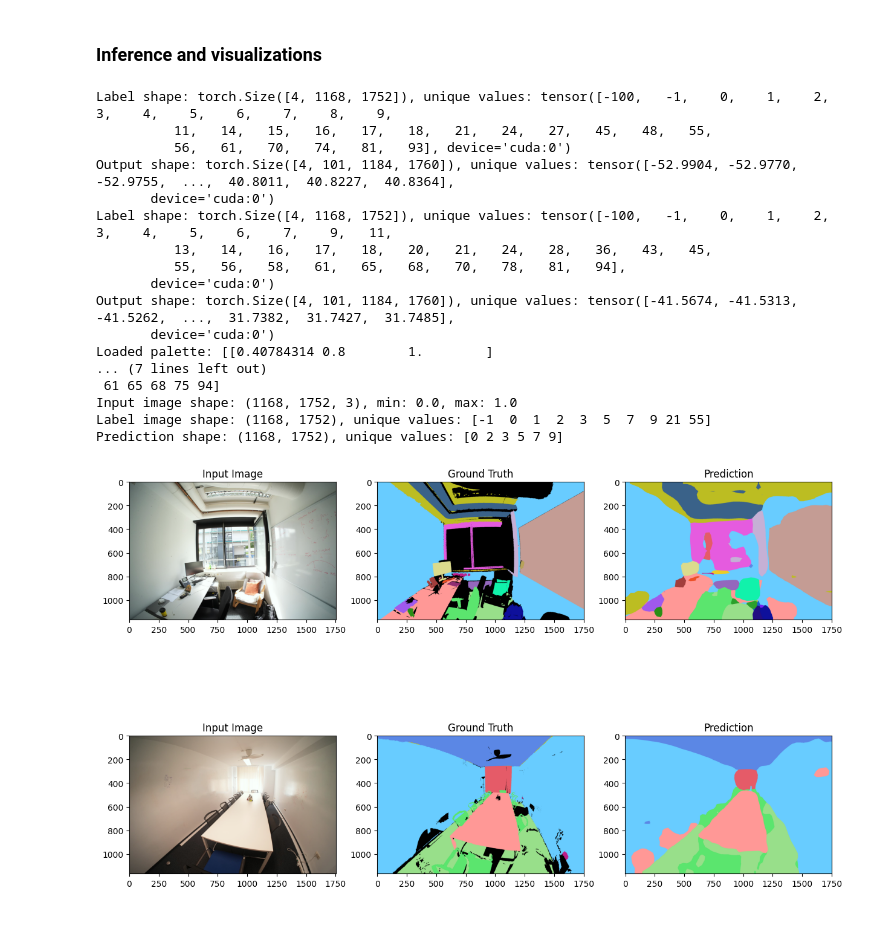
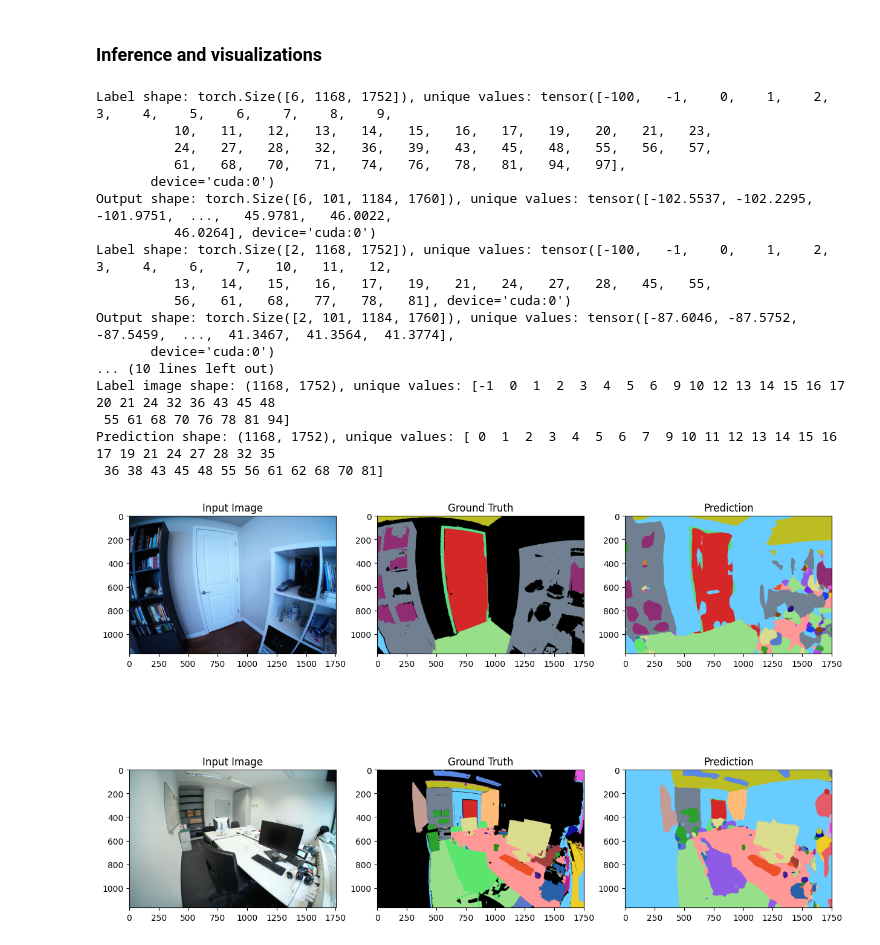
Before and after one commit to HUQiancheng/new-script, a Jupyter notebook: train.ipynb, the cells around one changed output. Saved outputs shown, nothing was run; the diff lists cells and outputs as text; code cells hidden in the pictures.

```diff
--- a/train.ipynb
+++ b/train.ipynb
@@ -39,8 +45,8 @@ transform = T.Compose([
 # Create datasets and dataloaders
 train_dataset = DSLRDataset(data_dir, train_split_file, transform=transform)
 val_dataset = DSLRDataset(data_dir, val_split_file, transform=transform)
-train_loader = DataLoader(train_dataset, batch_size=4, shuffle=True, num_workers=4)
-val_loader = DataLoader(val_dataset, batch_size=4, shuffle=False, num_workers=4)
+train_loader = DataLoader(train_dataset, batch_size=6, shuffle=True, num_workers=4)
+val_loader = DataLoader(val_dataset, batch_size=6, shuffle=True, num_workers=4)
 # %% [markdown]
 ### Visualize first
 # %%
@@ -93,8 +102,8 @@ Resuming training from epoch 200
 ### Train loop
 # %%
 # Training loop
-num_epochs = 200
-save_interval = 5  # Save a checkpoint every 5 epochs
+num_epochs = 600
+save_interval = 10  # Save a checkpoint every 5 epochs
 
 for epoch in range(start_epoch, num_epochs):
     model.train()
@@ -171,25 +196,25 @@ Training complete
 ### Inference and visualizations
 # %%
 # Inference and visualize predictions
-inference_checkpoint_path = os.path.join(checkpoint_dir, 'checkpoint_epoch_160.pth.tar')
-inputs, labels, predictions = inference(model, train_loader, device, num_samples=2)
+inference_checkpoint_path = os.path.join(checkpoint_dir, 'checkpoint_epoch_600.pth.tar')
+inputs, labels, predictions = inference(model, val_loader, device, num_samples=4)
 visualize_predictions(inputs, labels, predictions, palette_file='scripts/utils/palette_scannet200.txt')
 # %% [output]
-Label shape: torch.Size([4, 1168, 1752]), unique values: tensor([-100,   -1,    0,    1,    2,    3,    4,    5,    6,    7,    8,    9,
-          11,   14,   15,   16,   17,   18,   21,   24,   27,   45,   48,   55,
-          56,   61,   70,   74,   81,   93], device='cuda:0')
-Output shape: torch.Size([4, 101, 1184, 1760]), unique values: tensor([-52.9904, -52.9770, -52.9755,  ...,  40.8011,  40.8227,  40.8364],
+Label shape: torch.Size([6, 1168, 1752]), unique values: tensor([-100,   -1,    0,    1,    2,    3,    4,    5,    6,    7,    8,    9,
+          10,   11,   12,   13,   14,   15,   16,   17,   19,   20,   21,   23,
+          24,   27,   28,   32,   36,   39,   43,   45,   48,   55,   56,   57,
+          61,   68,   70,   71,   74,   76,   78,   81,   94,   97],
        device='cuda:0')
-Label shape: torch.Size([4, 1168, 1752]), unique values: tensor([-100,   -1,    0,    1,    2,    3,    4,    5,    6,    7,    9,   11,
-          13,   14,   16,   17,   18,   20,   21,   24,   28,   36,   43,   45,
-          55,   56,   58,   61,   65,   68,   70,   78,   81,   94],
+Output shape: torch.Size([6, 101, 1184, 1760]), unique values: tensor([-102.5537, -102.2295, -101.9751,  ...,   45.9781,   46.0022,
+          46.0264], device='cuda:0')
+Label shape: torch.Size([2, 1168, 1752]), unique values: tensor([-100,   -1,    0,    1,    2,    3,    4,    6,    7,   10,   11,   12,
+          13,   14,   15,   16,   17,   19,   21,   24,   27,   28,   45,   55,
+          56,   61,   68,   77,   78,   81], device='cuda:0')
+Output shape: torch.Size([2, 101, 1184, 1760]), unique values: tensor([-87.6046, -87.5752, -87.5459,  ...,  41.3467,  41.3564,  41.3774],
        device='cuda:0')
-Output shape: torch.Size([4, 101, 1184, 1760]), unique values: tensor([-41.5674, -41.5313, -41.5262,  ...,  31.7382,  31.7427,  31.7485],
-       device='cuda:0')
-Loaded palette: [[0.40784314 0.8        1.        ]
-... (7 lines left out)
- 61 65 68 75 94]
-Input image shape: (1168, 1752, 3), min: 0.0, max: 1.0
-Label image shape: (1168, 1752), unique values: [-1  0  1  2  3  5  7  9 21 55]
-Prediction shape: (1168, 1752), unique values: [0 2 3 5 7 9]
+... (10 lines left out)
+Label image shape: (1168, 1752), unique values: [-1  0  1  2  3  4  5  6  9 10 12 13 14 15 16 17 20 21 24 32 36 43 45 48
+ 55 61 68 70 76 78 81 94]
+Prediction shape: (1168, 1752), unique values: [ 0  1  2  3  4  5  6  7  9 10 11 12 13 14 15 16 17 19 21 24 27 28 32 35
+ 36 38 43 45 48 55 56 61 62 68 70 81]
-[figure, old version]
+[figure, new version]
```
Also changed, not shown: parts of 4 cells of this notebook, 17 other files.
